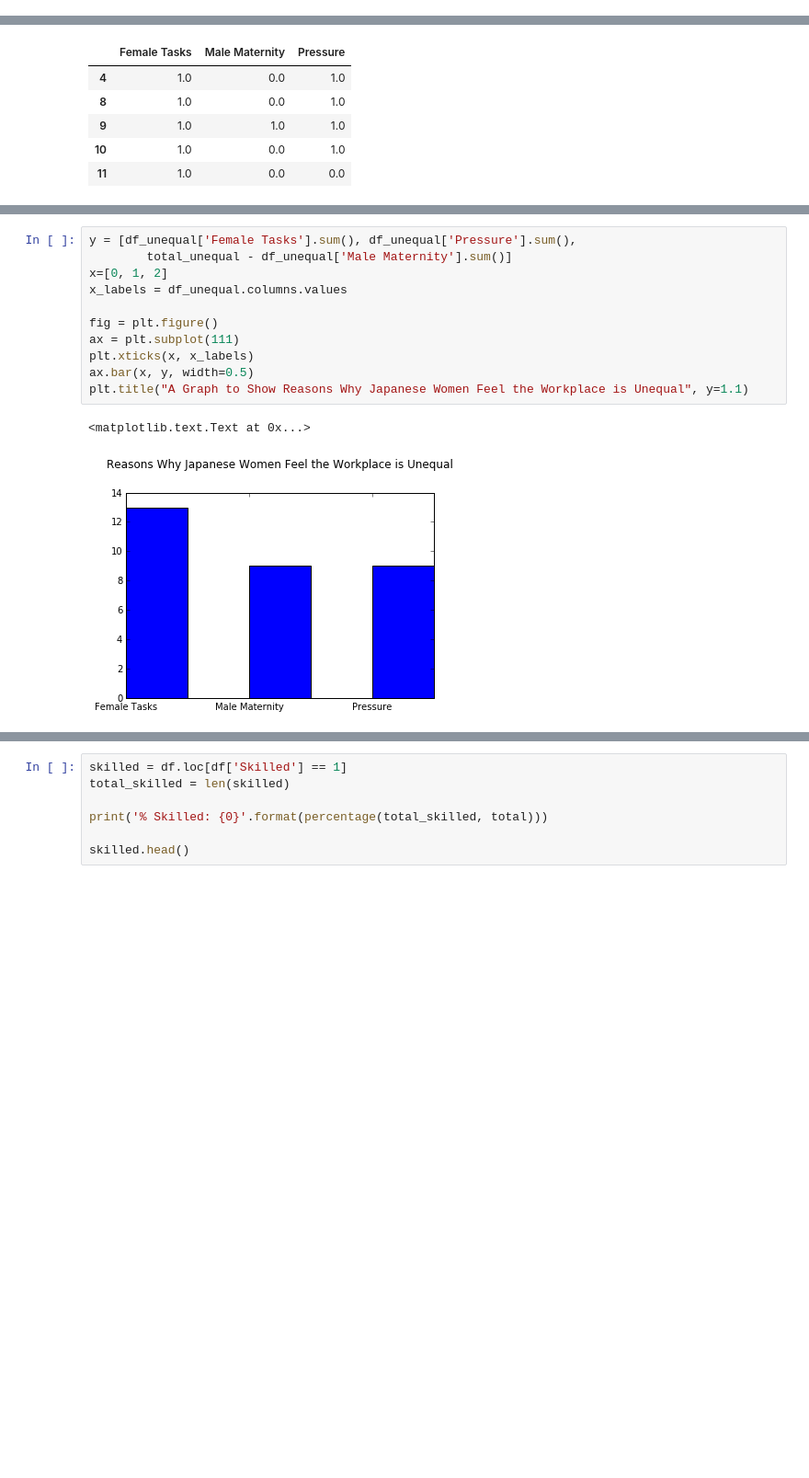
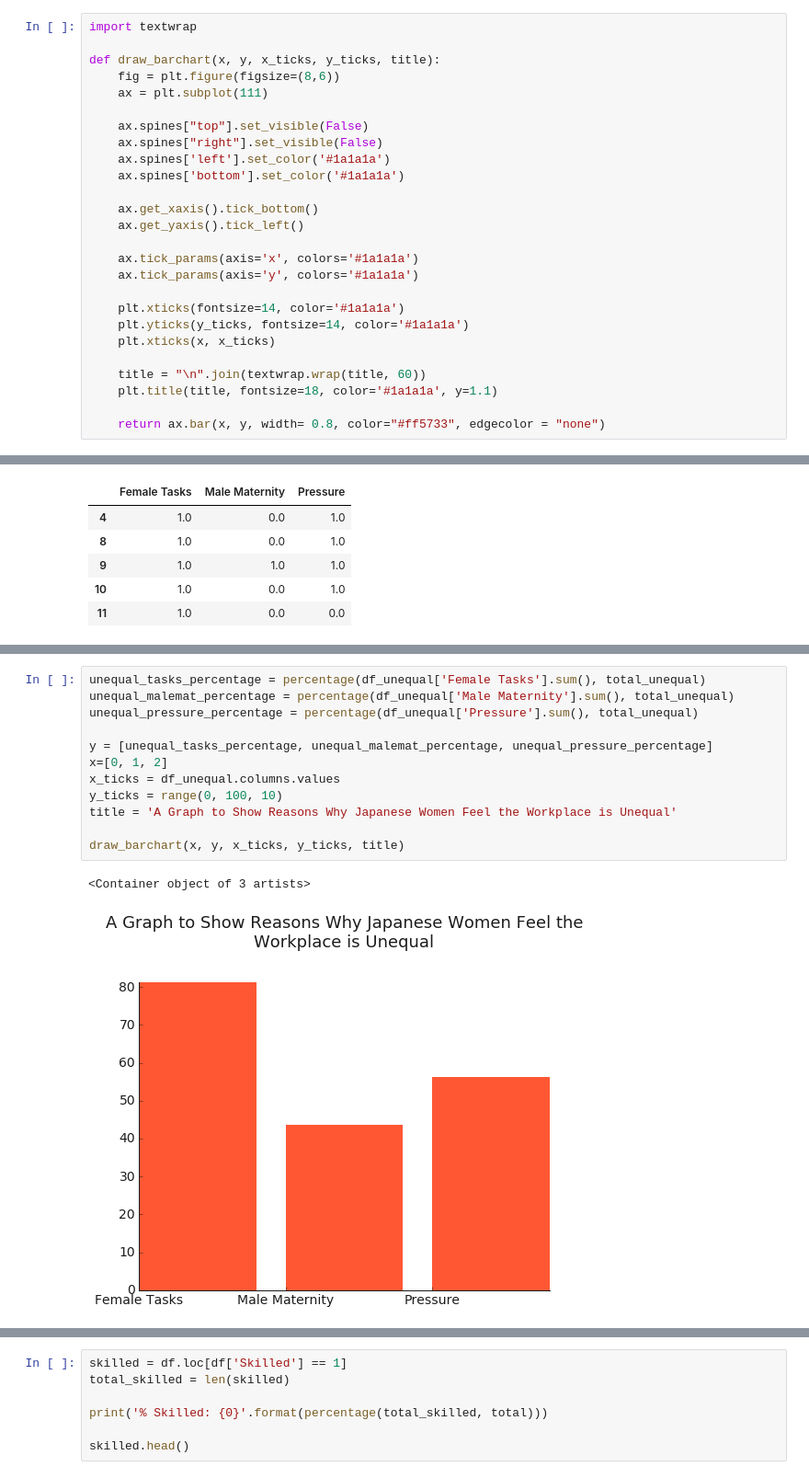
Before and after one commit to jamalmoir/notebook_playground, a Jupyter notebook: gender_equality_japanese_workplace_v2.ipynb, the cells around one changed output, grey strips where cells are left out. Shown at 92% size. Saved outputs shown, nothing was run; the diff lists cells and outputs as text; blank space fills up the shorter version.

```diff
--- a/gender_equality_japanese_workplace_v2.ipynb
+++ b/gender_equality_japanese_workplace_v2.ipynb
@@ -20,3 +18,29 @@ def response_convert(r):
+# %%
+import textwrap
+
+def draw_barchart(x, y, x_ticks, y_ticks, title):
+    fig = plt.figure(figsize=(8,6))
+    ax = plt.subplot(111)
+
+    ax.spines["top"].set_visible(False)
+    ax.spines["right"].set_visible(False)
+    ax.spines['left'].set_color('#1a1a1a')
+    ax.spines['bottom'].set_color('#1a1a1a')
+
+    ax.get_xaxis().tick_bottom()
+    ax.get_yaxis().tick_left()
+
+    ax.tick_params(axis='x', colors='#1a1a1a')
+    ax.tick_params(axis='y', colors='#1a1a1a')
+
+    plt.xticks(fontsize=14, color='#1a1a1a')
+    plt.yticks(y_ticks, fontsize=14, color='#1a1a1a')
+    plt.xticks(x, x_ticks)
+
+    title = "\n".join(textwrap.wrap(title, 60))
+    plt.title(title, fontsize=18, color='#1a1a1a', y=1.1)
+
+    return ax.bar(x, y, width= 0.8, color="#ff5733", edgecolor = "none")
 # %%
 df.head()
 # %% [output]
@@ -116,14 +180,15 @@ Female Tasks: 81.25 | Male Maternity: 56.25 | Pressure 56.25
 # %%
-y = [df_unequal['Female Tasks'].sum(), df_unequal['Pressure'].sum(),
-        total_unequal - df_unequal['Male Maternity'].sum()]
+unequal_tasks_percentage = percentage(df_unequal['Female Tasks'].sum(), total_unequal)
+unequal_malemat_percentage = percentage(df_unequal['Male Maternity'].sum(), total_unequal)
+unequal_pressure_percentage = percentage(df_unequal['Pressure'].sum(), total_unequal)
+
+y = [unequal_tasks_percentage, unequal_malemat_percentage, unequal_pressure_percentage]
 x=[0, 1, 2]
-x_labels = df_unequal.columns.values
+x_ticks = df_unequal.columns.values
+y_ticks = range(0, 100, 10)
+title = 'A Graph to Show Reasons Why Japanese Women Feel the Workplace is Unequal'
 
-fig = plt.figure()
-ax = plt.subplot(111)
-plt.xticks(x, x_labels)
-ax.bar(x, y, width=0.5)
-plt.title("A Graph to Show Reasons Why Japanese Women Feel the Workplace is Unequal", y=1.1)
+draw_barchart(x, y, x_ticks, y_ticks, title)
 # %% [output]
-<matplotlib.text.Text at 0x...>
+<Container object of 3 artists>
-[figure, old version]
+[figure, new version]
```
Also changed, not shown: parts of 41 cells of this notebook.
